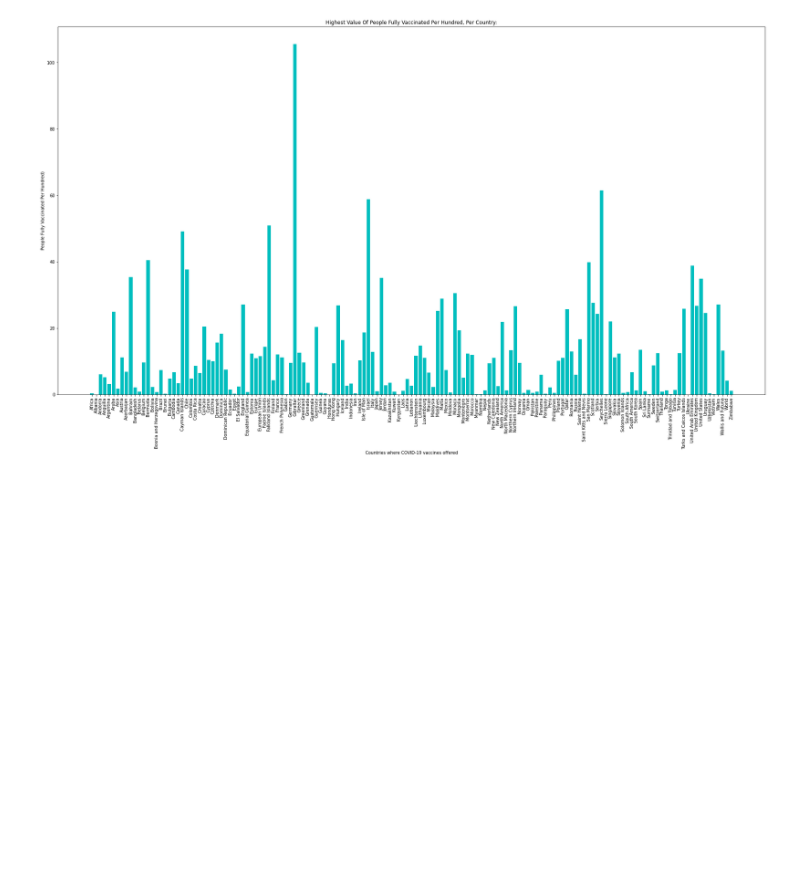
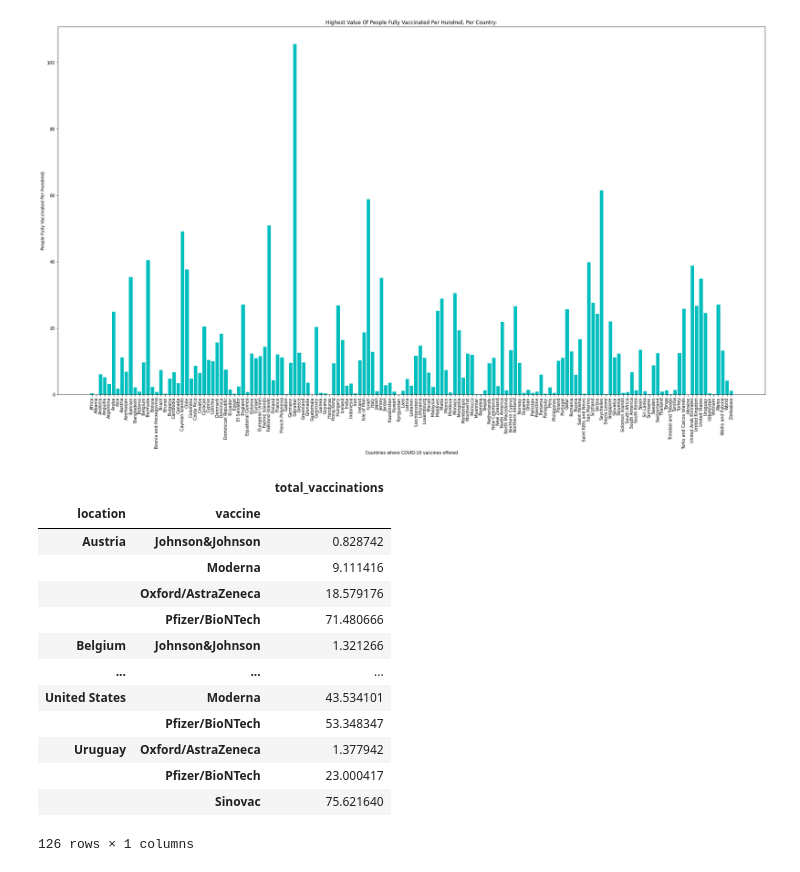
Before and after one commit to hanapadua/teamprovaccine, a Jupyter notebook: cleaning_data.ipynb, the cells around one changed output. Saved outputs shown, nothing was run; the diff lists cells and outputs as text; code cells hidden in the pictures; blank space fills up the shorter version.

```diff
--- a/cleaning_data.ipynb
+++ b/cleaning_data.ipynb
@@ -303,3 +299,23 @@ plt.xlabel('Countries where COVID-19 vaccines offered')
 plt.show()
 # %% [output]
 [figure]
+# %%
+total_vaccines_by_country_df
+
+percents_df = total_vaccines_by_country_df.groupby(level=0).apply(lambda x: 100 * x / float(x.sum()))
+percents_df
+# %% [output]
+|  |  | total_vaccinations |
+| location | vaccine |  |
+| Austria | Johnson&Johnson | 0.828742 |
+|  | Moderna | 9.111416 |
+|  | Oxford/AstraZeneca | 18.579176 |
+|  | Pfizer/BioNTech | 71.480666 |
+| Belgium | Johnson&Johnson | 1.321266 |
+| ... | ... | ... |
+| United States | Moderna | 43.534101 |
+|  | Pfizer/BioNTech | 53.348347 |
+| Uruguay | Oxford/AstraZeneca | 1.377942 |
+|  | Pfizer/BioNTech | 23.000417 |
+|  | Sinovac | 75.621640 |
+126 rows × 1 columns
```
Also changed, not shown: parts of 3 cells of this notebook.
